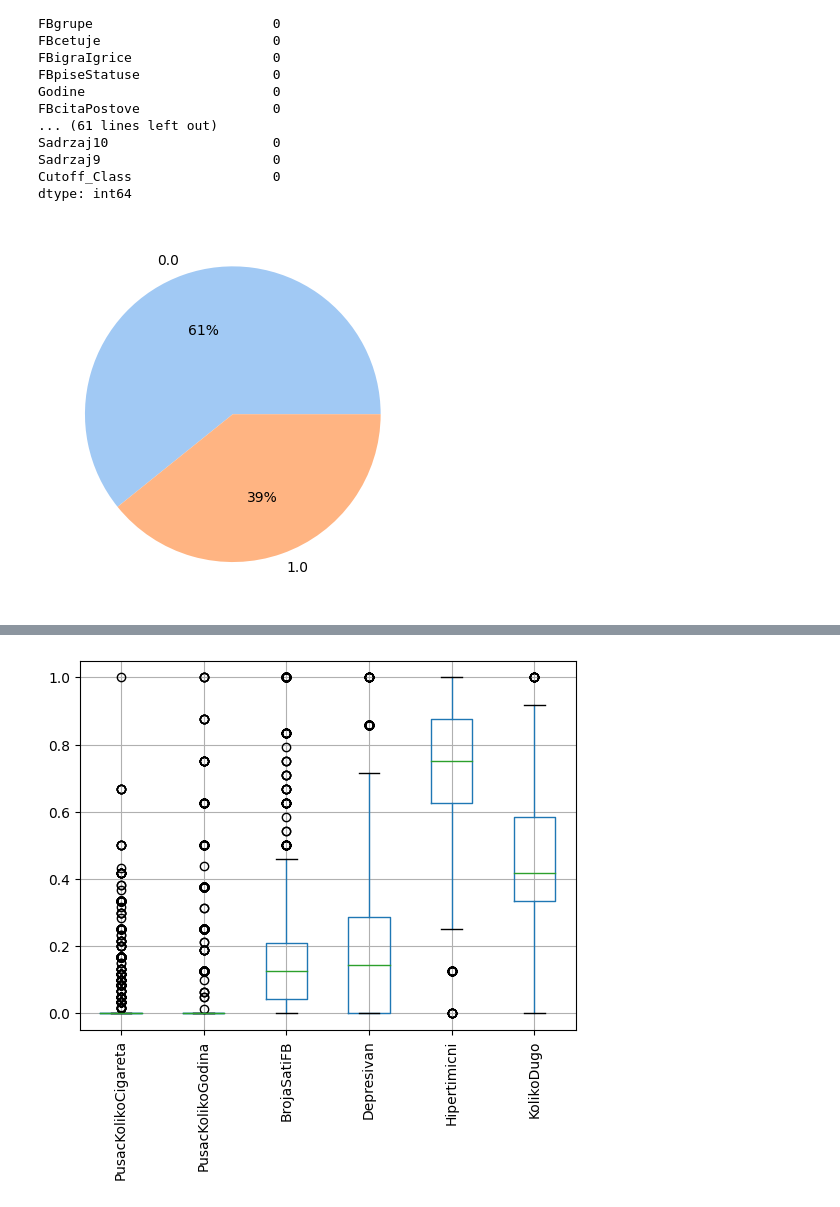
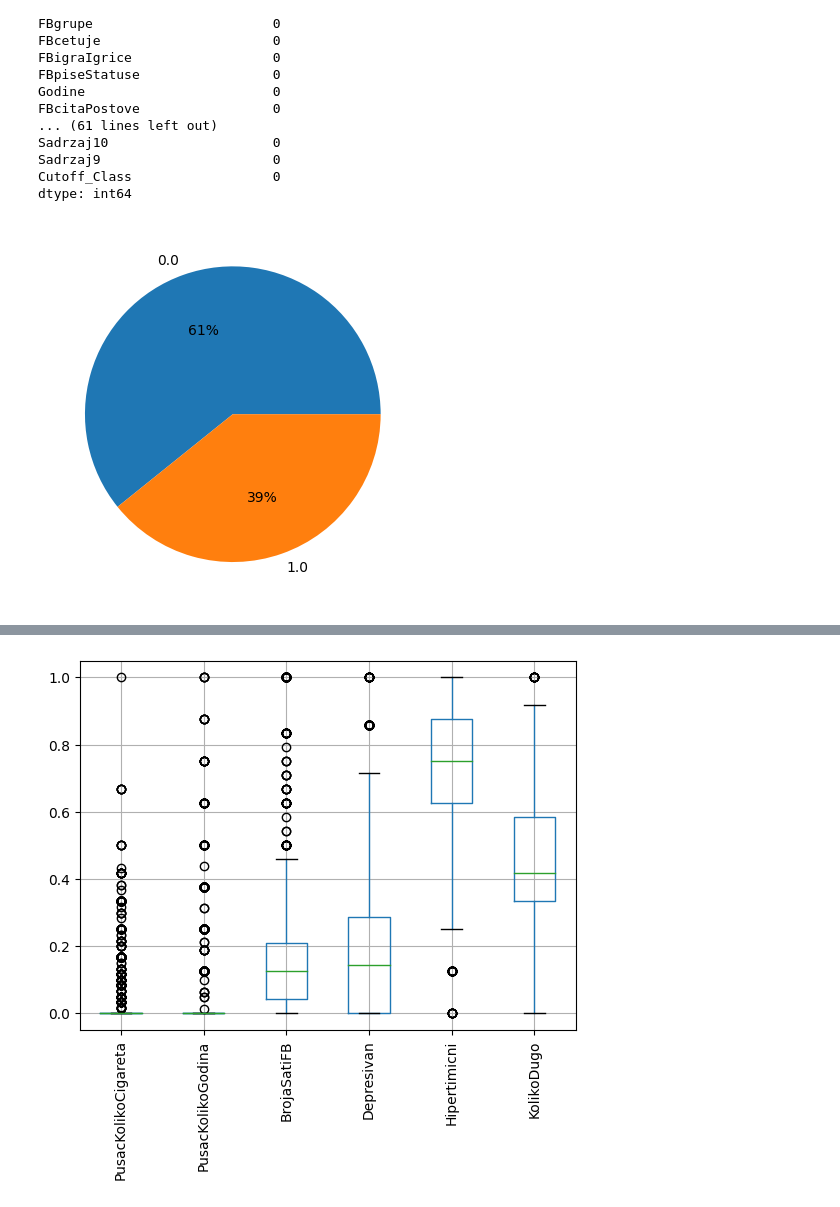
Before and after one commit to acast975/addiction, a Jupyter notebook: addiction_V4.ipynb, the cells around one changed output, grey strips where cells are left out. Cells and saved outputs as stored; diff of their text form; code cells hidden in the pictures.

```diff
--- a/addiction_V3.ipynb
+++ b/addiction_V4.ipynb
@@ -253,9 +262,9 @@ output_col = new_data['Cutoff_Class']
 # %%
 #pie chart za prikaz raspodele po klasama
 labels = pd.unique(new_data['Cutoff_Class'])
 countByClass = new_data.groupby('Cutoff_Class').size()
-colors = sns.color_palette('pastel')[0:2]
-plt.pie(countByClass, labels = labels, colors = colors, autopct='%.0f%%')
+#colors = sns.color_palette('pastel')[0:2]
+plt.pie(countByClass, labels = labels, autopct='%.0f%%')
 plt.show()
 # %% [output]
-[figure, old version]
+[figure, new version]
```
Also changed, not shown: parts of 6 cells of this notebook, 2 other files.
